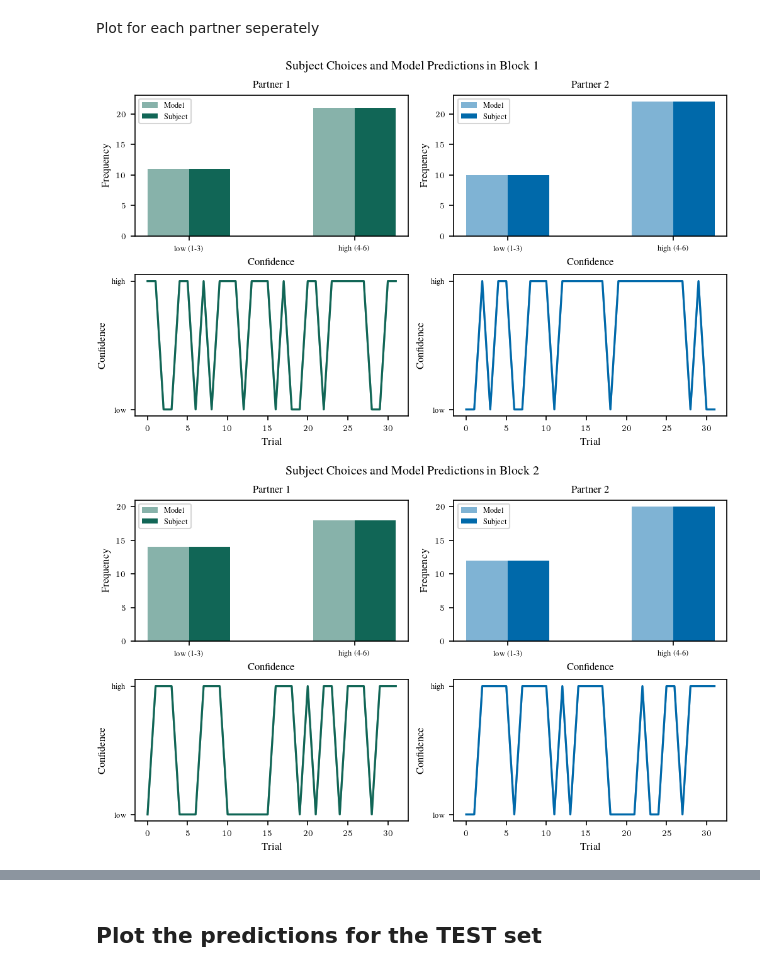
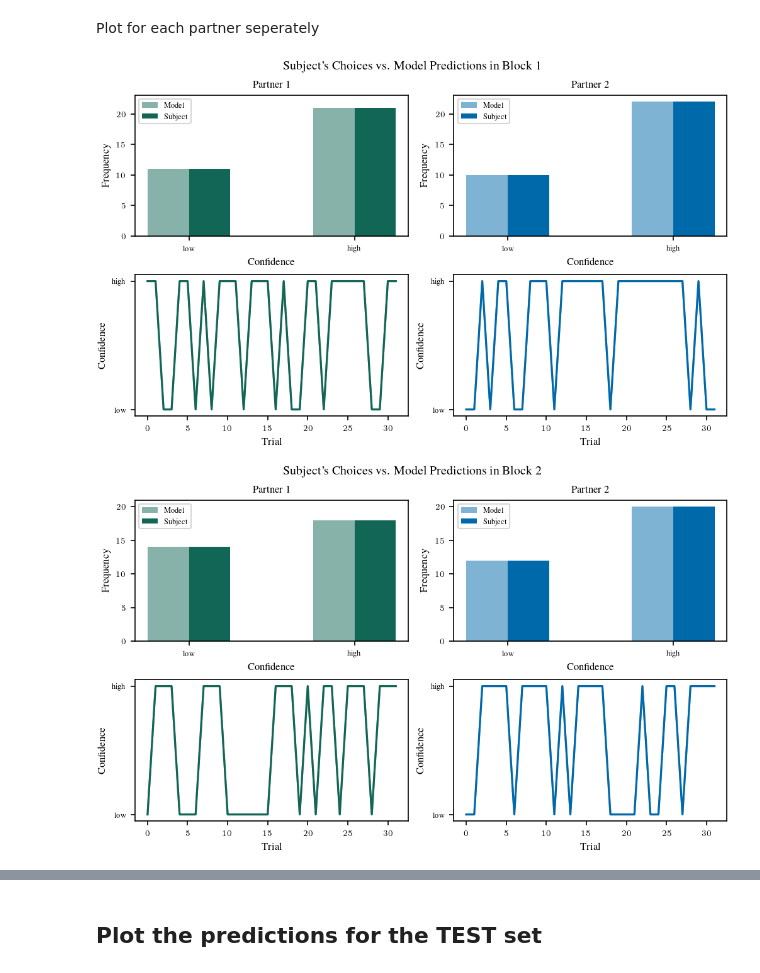
Before and after one commit to meikeoschmann/disRNN-conf-match, a Jupyter notebook: CogModelingRNNsTutorial/DisentangledRNNs_Meike.ipynb, the cells around one changed output, grey strips where cells are left out. Saved outputs shown, nothing was run; the diff lists cells and outputs as text; code cells hidden in the pictures.

```diff
--- a/CogModelingRNNsTutorial/DisentangledRNNs_Meike.ipynb
+++ b/CogModelingRNNsTutorial/DisentangledRNNs_Meike.ipynb
@@ -167,4 +170,4 @@ xs, actual_choices = train._xs, train._ys # performance for the training or test
 n_trials_per_session, n_subjects = actual_choices.shape[:2]
 model_outputs, model_states = rnn_utils.eval_model(make_disrnn_eval, disrnn_params, xs)
 
-model_outputs = jax.nn.softmax(model_outputs[:, :, :-1], axis=-1)  # Last entry is nans.
+#model_outputs = jax.nn.softmax(model_outputs[:, :, :-1], axis=-1)  # Last entry is nans.
@@ -190,7 +233,7 @@ for i in range(model_outputs.shape[1]):
     subject_counts = (np.sum(subject_choice == 0), np.sum(subject_choice == 1))
 
     # Plot the distribution of choices for each subject
-    labels = ("low (1-3)", "high (4-6)")
+    labels = ("low", "high")
     all_choices = {'Model': model_counts, 'Subject': subject_counts}
     x = np.arange(len(labels))  # the label locations
     width = 0.25  # the width of the bars
@@ -283,7 +326,7 @@ plt.rcParams.update(figsizes.icml2022_full(nrows=2, ncols=2))
 ### BLOCK 1 ###
 
 # Plot the distribution of choices for each subject
-labels = ("low (1-3)", "high (4-6)")
+labels = ("low", "high")
 model_counts_partner1_block1 = (np.sum(model_choices_partner1_block1 == 0), np.sum(model_choices_partner1_block1 == 1))
 model_counts_partner2_block1 = (np.sum(model_choices_partner2_block1 == 0), np.sum(model_choices_partner2_block1 == 1))
 subject_counts_partner1_block1 = (np.sum(subject_choices_partner1_block1 == 0), np.sum(subject_choices_partner1_block1 == 1))
@@ -297,7 +340,7 @@ width = 0.25  # the width of the bars
 multiplier = 0
 
 fig = plt.figure()
-fig.suptitle('Subject Choices and Model Predictions in Block 1')
+fig.suptitle("Subject's Choices vs. Model Predictions in Block 1")
 
 ax1 = plt.subplot(221)
 
@@ -326,39 +369,39 @@ for identity, count in all_choices_partner2_block1.items():
     else:
         alpha = 1
     rects = ax2.bar(x + offset, count, width, color=rgb.tue_blue, alpha=alpha, label=identity)
     multiplier += 1
 
 ax2.set_ylabel('Frequency')
 ax2.set_xlabel('Confidence')
 ax2.set_title('Partner 2')
 ax2.set_xticks(x + width/2, labels)
 ax2.legend()
 
 # Plot the choices across all trials
 ax3 = plt.subplot(223)
 ax3.plot(model_choices_partner1_block1, color=rgb.mps_green, alpha=0.5, label='Model Partner 1')
 ax3.plot(subject_choices_partner1_block1, color=rgb.mps_green, label='Subject Partner 1')
 ax3.set_xlabel('Trial')
 ax3.set_ylabel('Confidence')
 ax3.set_yticks([0,1], labels=['low', 'high'])
 
 
 ax4 = plt.subplot(224)
 ax4.plot(model_choices_partner2_block1, color=rgb.tue_blue, alpha=0.5, label='Model Partner 2')
 ax4.plot(subject_choices_partner2_block1, color=rgb.tue_blue, label='Subject Partner 2')
 ax4.set_xlabel('Trial')
 ax4.set_ylabel('Confidence')
 ax4.set_yticks([0,1], labels=['low', 'high'])
 
 
 plt.show()
 # %% [output]
-[figure, old version]
+[figure, new version]
 # %%
 ### BLOCK 2 ###
 
 # Plot the distribution of choices for each subject
-labels = ("low (1-3)", "high (4-6)")
+labels = ("low", "high")
 model_counts_partner1_block2 = (np.sum(model_choices_partner1_block2 == 0), np.sum(model_choices_partner1_block2 == 1))
 model_counts_partner2_block2 = (np.sum(model_choices_partner2_block2 == 0), np.sum(model_choices_partner2_block2 == 1))
 subject_counts_partner1_block2 = (np.sum(subject_choices_partner1_block2 == 0), np.sum(subject_choices_partner1_block2 == 1))
@@ -372,7 +415,7 @@ width = 0.25  # the width of the bars
 multiplier = 0
 
 fig = plt.figure()
-fig.suptitle('Subject Choices and Model Predictions in Block 2')
+fig.suptitle("Subject's Choices vs. Model Predictions in Block 2")
 
 ax1 = plt.subplot(221)
 
@@ -428,7 +471,7 @@ ax4.set_yticks([0,1], labels=['low', 'high'])
 
 plt.show()
 # %% [output]
-[figure, old version]
+[figure, new version]
 # %%
 ### BLOCK 3 ###
 
```
Also changed, not shown: parts of 13 cells of this notebook.
